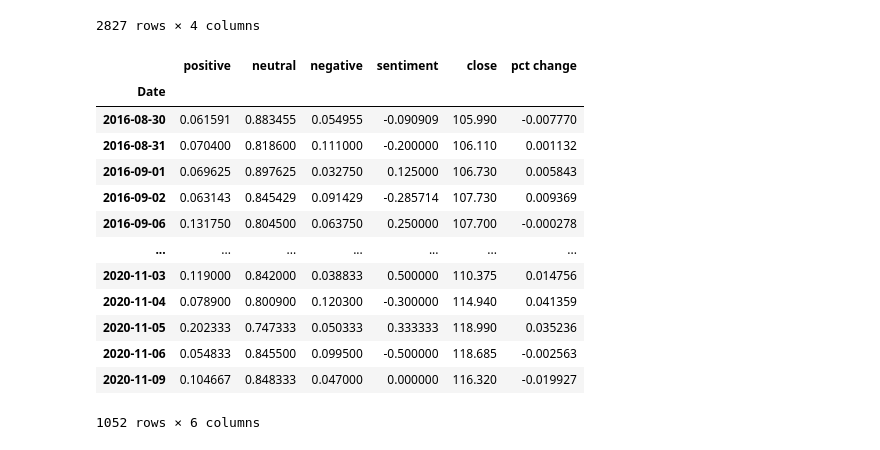
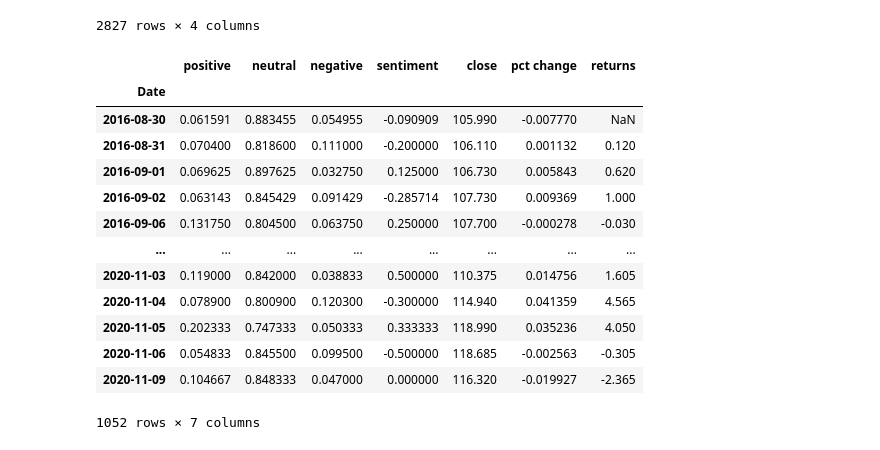
Before and after one commit to laguilar359/Group1_Project2, a Jupyter notebook: Sentiment.ipynb, the cells around one changed output. Cells and saved outputs as stored; diff of their text form; code cells hidden in the pictures.

```diff
--- a/Sentiment.ipynb
+++ b/Sentiment.ipynb
@@ -212,25 +212,26 @@ tsla_scores
 # %%
 # sent scores distribution across each df poss use histogram, calc meanstd, or percentiles
 aapl_complete = pd.concat([aapl_scores,aapl_stock_info], join='outer', axis=1).dropna()
 #amzn_complete = pd.concat([amzn_scores,amzn_stock_info], join='outer', axis=1).dropna()
 tsla_complete = pd.concat([tsla_scores,tsla_stock_info], join='outer', axis=1).dropna()
 spy_complete = pd.concat([spy_scores,spy_stock_info], join='outer', axis=1).dropna()
+aapl_complete['returns'] = aapl_complete['close'] - aapl_complete['close'].shift(1)
 aapl_complete
 # %% [output]
-|  | positive | neutral | negative | sentiment | close | pct change |
-| Date |  |  |  |  |  |  |
-| 2016-08-30 | 0.061591 | 0.883455 | 0.054955 | -0.090909 | 105.990 | -0.007770 |
-| 2016-08-31 | 0.070400 | 0.818600 | 0.111000 | -0.200000 | 106.110 | 0.001132 |
-| 2016-09-01 | 0.069625 | 0.897625 | 0.032750 | 0.125000 | 106.730 | 0.005843 |
-| 2016-09-02 | 0.063143 | 0.845429 | 0.091429 | -0.285714 | 107.730 | 0.009369 |
-| 2016-09-06 | 0.131750 | 0.804500 | 0.063750 | 0.250000 | 107.700 | -0.000278 |
-| ... | ... | ... | ... | ... | ... | ... |
-| 2020-11-03 | 0.119000 | 0.842000 | 0.038833 | 0.500000 | 110.375 | 0.014756 |
-| 2020-11-04 | 0.078900 | 0.800900 | 0.120300 | -0.300000 | 114.940 | 0.041359 |
-| 2020-11-05 | 0.202333 | 0.747333 | 0.050333 | 0.333333 | 118.990 | 0.035236 |
-| 2020-11-06 | 0.054833 | 0.845500 | 0.099500 | -0.500000 | 118.685 | -0.002563 |
-| 2020-11-09 | 0.104667 | 0.848333 | 0.047000 | 0.000000 | 116.320 | -0.019927 |
+|  | positive | neutral | negative | sentiment | close | pct change | returns |
+| Date |  |  |  |  |  |  |  |
+| 2016-08-30 | 0.061591 | 0.883455 | 0.054955 | -0.090909 | 105.990 | -0.007770 | NaN |
+| 2016-08-31 | 0.070400 | 0.818600 | 0.111000 | -0.200000 | 106.110 | 0.001132 | 0.120 |
+| 2016-09-01 | 0.069625 | 0.897625 | 0.032750 | 0.125000 | 106.730 | 0.005843 | 0.620 |
+| 2016-09-02 | 0.063143 | 0.845429 | 0.091429 | -0.285714 | 107.730 | 0.009369 | 1.000 |
+| 2016-09-06 | 0.131750 | 0.804500 | 0.063750 | 0.250000 | 107.700 | -0.000278 | -0.030 |
+| ... | ... | ... | ... | ... | ... | ... | ... |
+| 2020-11-03 | 0.119000 | 0.842000 | 0.038833 | 0.500000 | 110.375 | 0.014756 | 1.605 |
+| 2020-11-04 | 0.078900 | 0.800900 | 0.120300 | -0.300000 | 114.940 | 0.041359 | 4.565 |
+| 2020-11-05 | 0.202333 | 0.747333 | 0.050333 | 0.333333 | 118.990 | 0.035236 | 4.050 |
+| 2020-11-06 | 0.054833 | 0.845500 | 0.099500 | -0.500000 | 118.685 | -0.002563 | -0.305 |
+| 2020-11-09 | 0.104667 | 0.848333 | 0.047000 | 0.000000 | 116.320 | -0.019927 | -2.365 |
-1052 rows × 6 columns
+1052 rows × 7 columns
 # %%
 # TO DO: shift aapl_complete['pct change'] one day on all dfs
 # TO DO: dropna() on all df['predicted pct change'] cols
```
Also changed, not shown: parts of 12 cells of this notebook, 8 other files.
